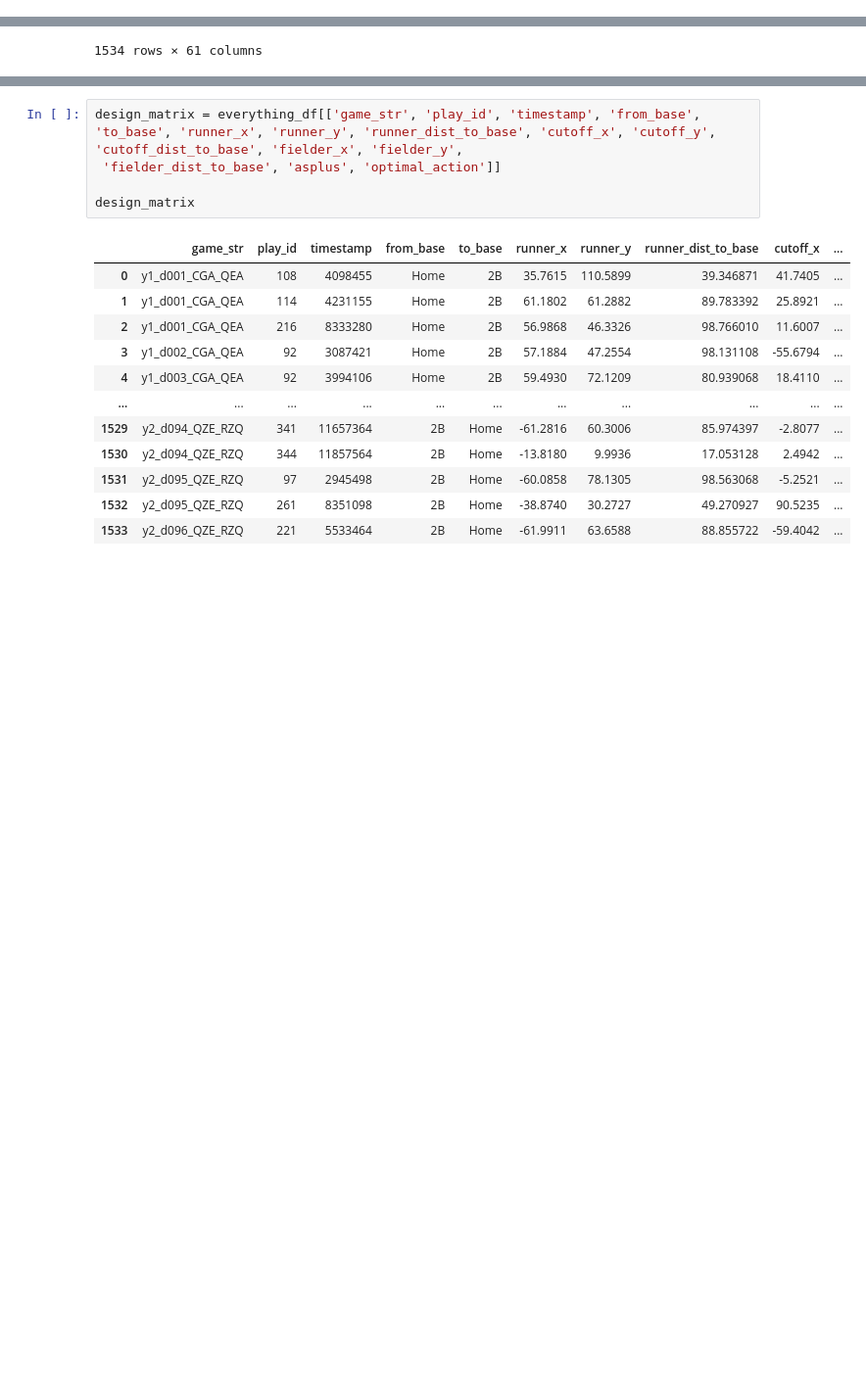
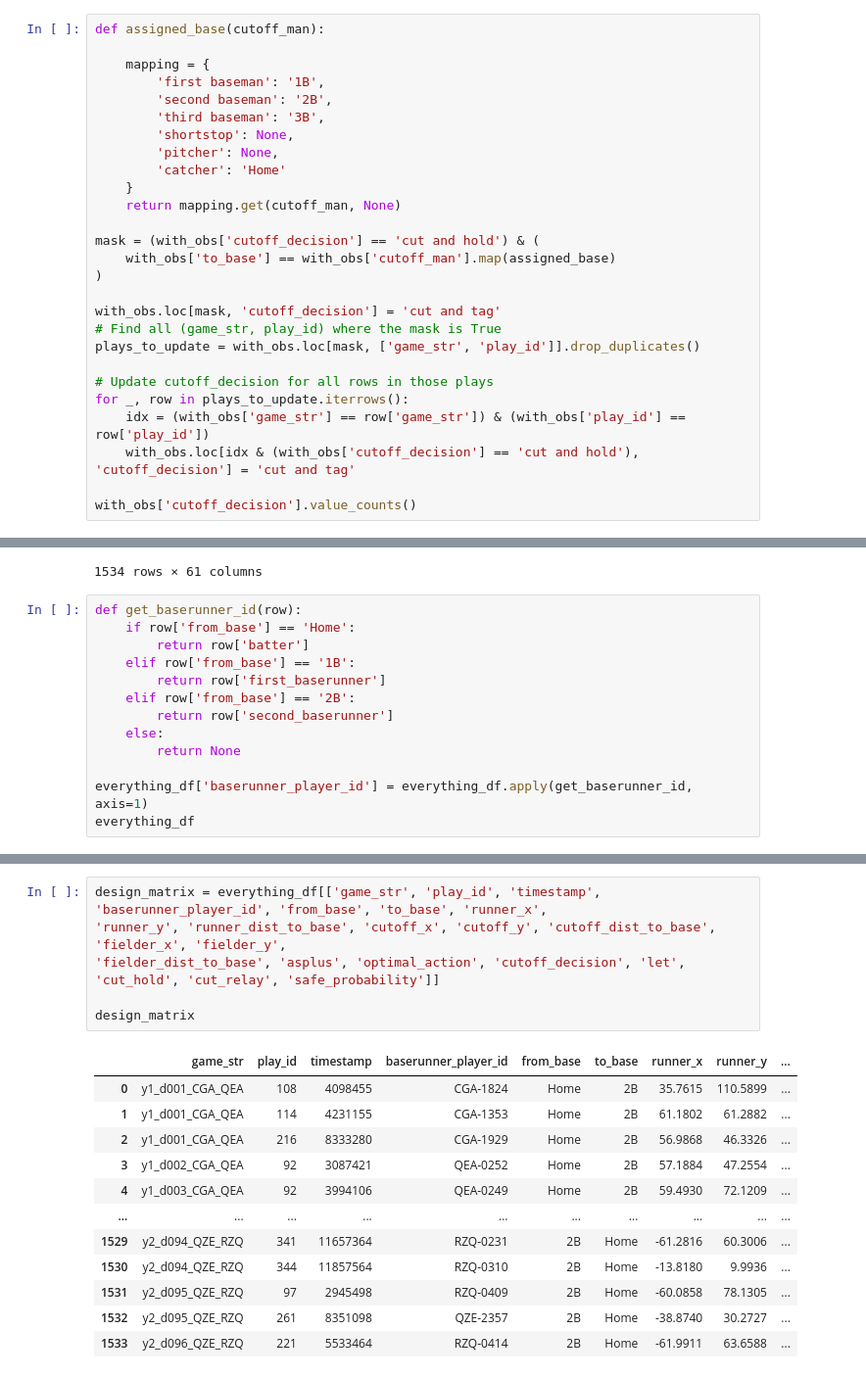
Before and after one commit to alexfrederick1/The-Man-in-the-Middle, a Jupyter notebook: cutoff-model.ipynb, the cells around one changed output, grey strips where cells are left out. Shown: that part at 98% size. Saved outputs shown, nothing was run; the diff lists cells and outputs as text; blank space fills up the shorter version.

```diff
--- a/cutoff-model.ipynb
+++ b/cutoff-model.ipynb
@@ -41,3 +41,30 @@ with_obs
 | 1532 | y2_d095_QZE_RZQ | 261 | 8351098 | 9 | right field | ball acquired | RZQ | QZE | ... |
 | 1533 | y2_d096_QZE_RZQ | 221 | 5533464 | 7 | left field | ball acquired | RZQ | QZE | ... |
 1534 rows × 57 columns
+# %%
+def assigned_base(cutoff_man):
+
+    mapping = {
+        'first baseman': '1B',
+        'second baseman': '2B',
+        'third baseman': '3B',
+        'shortstop': None,
+        'pitcher': None,
+        'catcher': 'Home'
+    }
+    return mapping.get(cutoff_man, None)
+
+mask = (with_obs['cutoff_decision'] == 'cut and hold') & (
+    with_obs['to_base'] == with_obs['cutoff_man'].map(assigned_base)
+)
+
+with_obs.loc[mask, 'cutoff_decision'] = 'cut and tag'
+# Find all (game_str, play_id) where the mask is True
+plays_to_update = with_obs.loc[mask, ['game_str', 'play_id']].drop_duplicates()
+
+# Update cutoff_decision for all rows in those plays
+for _, row in plays_to_update.iterrows():
+    idx = (with_obs['game_str'] == row['game_str']) & (with_obs['play_id'] == row['play_id'])
+    with_obs.loc[idx & (with_obs['cutoff_decision'] == 'cut and hold'), 'cutoff_decision'] = 'cut and tag'
+
+with_obs['cutoff_decision'].value_counts()
@@ -153,3 +192,16 @@ everything_df
 | 1532 | y2_d095_QZE_RZQ | 261 | 8351098 | 9 | right field | ball acquired | RZQ | QZE | ... |
 | 1533 | y2_d096_QZE_RZQ | 221 | 5533464 | 7 | left field | ball acquired | RZQ | QZE | ... |
 1534 rows × 61 columns
+# %%
+def get_baserunner_id(row):
+    if row['from_base'] == 'Home':
+        return row['batter']
+    elif row['from_base'] == '1B':
+        return row['first_baserunner']
+    elif row['from_base'] == '2B':
+        return row['second_baserunner']
+    else:
+        return None
+
+everything_df['baserunner_player_id'] = everything_df.apply(get_baserunner_id, axis=1)
+everything_df
@@ -156,18 +222,19 @@ everything_df
 # %%
-design_matrix = everything_df[['game_str', 'play_id', 'timestamp', 'from_base', 'to_base', 'runner_x', 'runner_y', 'runner_dist_to_base', 'cutoff_x', 'cutoff_y', 'cutoff_dist_to_base', 'fielder_x', 'fielder_y',
- 'fielder_dist_to_base', 'asplus', 'optimal_action']]
+design_matrix = everything_df[['game_str', 'play_id', 'timestamp', 'baserunner_player_id', 'from_base', 'to_base', 'runner_x',
+'runner_y', 'runner_dist_to_base', 'cutoff_x', 'cutoff_y', 'cutoff_dist_to_base', 'fielder_x', 'fielder_y',
+'fielder_dist_to_base', 'asplus', 'optimal_action', 'cutoff_decision', 'let', 'cut_hold', 'cut_relay', 'safe_probability']]
 
 design_matrix
 # %% [output]
-|  | game_str | play_id | timestamp | from_base | to_base | runner_x | runner_y | runner_dist_to_base | cutoff_x | ... |
-| 0 | y1_d001_CGA_QEA | 108 | 4098455 | Home | 2B | 35.7615 | 110.5899 | 39.346871 | 41.7405 | ... |
-| 1 | y1_d001_CGA_QEA | 114 | 4231155 | Home | 2B | 61.1802 | 61.2882 | 89.783392 | 25.8921 | ... |
-| 2 | y1_d001_CGA_QEA | 216 | 8333280 | Home | 2B | 56.9868 | 46.3326 | 98.766010 | 11.6007 | ... |
-| 3 | y1_d002_CGA_QEA | 92 | 3087421 | Home | 2B | 57.1884 | 47.2554 | 98.131108 | -55.6794 | ... |
-| 4 | y1_d003_CGA_QEA | 92 | 3994106 | Home | 2B | 59.4930 | 72.1209 | 80.939068 | 18.4110 | ... |
-| ... | ... | ... | ... | ... | ... | ... | ... | ... | ... | ... |
-| 1529 | y2_d094_QZE_RZQ | 341 | 11657364 | 2B | Home | -61.2816 | 60.3006 | 85.974397 | -2.8077 | ... |
-| 1530 | y2_d094_QZE_RZQ | 344 | 11857564 | 2B | Home | -13.8180 | 9.9936 | 17.053128 | 2.4942 | ... |
-| 1531 | y2_d095_QZE_RZQ | 97 | 2945498 | 2B | Home | -60.0858 | 78.1305 | 98.563068 | -5.2521 | ... |
-| 1532 | y2_d095_QZE_RZQ | 261 | 8351098 | 2B | Home | -38.8740 | 30.2727 | 49.270927 | 90.5235 | ... |
-| 1533 | y2_d096_QZE_RZQ | 221 | 5533464 | 2B | Home | -61.9911 | 63.6588 | 88.855722 | -59.4042 | ... |
+|  | game_str | play_id | timestamp | baserunner_player_id | from_base | to_base | runner_x | runner_y | ... |
+| 0 | y1_d001_CGA_QEA | 108 | 4098455 | CGA-1824 | Home | 2B | 35.7615 | 110.5899 | ... |
+| 1 | y1_d001_CGA_QEA | 114 | 4231155 | CGA-1353 | Home | 2B | 61.1802 | 61.2882 | ... |
+| 2 | y1_d001_CGA_QEA | 216 | 8333280 | CGA-1929 | Home | 2B | 56.9868 | 46.3326 | ... |
+| 3 | y1_d002_CGA_QEA | 92 | 3087421 | QEA-0252 | Home | 2B | 57.1884 | 47.2554 | ... |
+| 4 | y1_d003_CGA_QEA | 92 | 3994106 | QEA-0249 | Home | 2B | 59.4930 | 72.1209 | ... |
+| ... | ... | ... | ... | ... | ... | ... | ... | ... | ... |
+| 1529 | y2_d094_QZE_RZQ | 341 | 11657364 | RZQ-0231 | 2B | Home | -61.2816 | 60.3006 | ... |
+| 1530 | y2_d094_QZE_RZQ | 344 | 11857564 | RZQ-0310 | 2B | Home | -13.8180 | 9.9936 | ... |
+| 1531 | y2_d095_QZE_RZQ | 97 | 2945498 | RZQ-0409 | 2B | Home | -60.0858 | 78.1305 | ... |
+| 1532 | y2_d095_QZE_RZQ | 261 | 8351098 | QZE-2357 | 2B | Home | -38.8740 | 30.2727 | ... |
+| 1533 | y2_d096_QZE_RZQ | 221 | 5533464 | RZQ-0414 | 2B | Home | -61.9911 | 63.6588 | ... |
```
Also changed, not shown: parts of 8 cells of this notebook.
